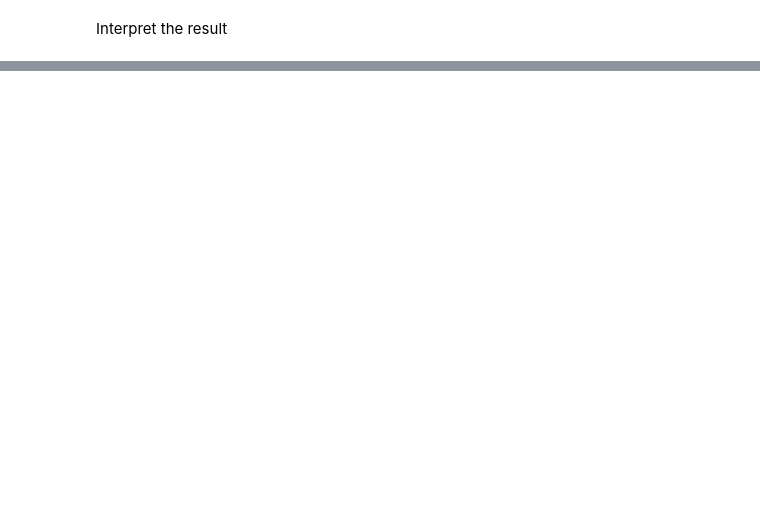
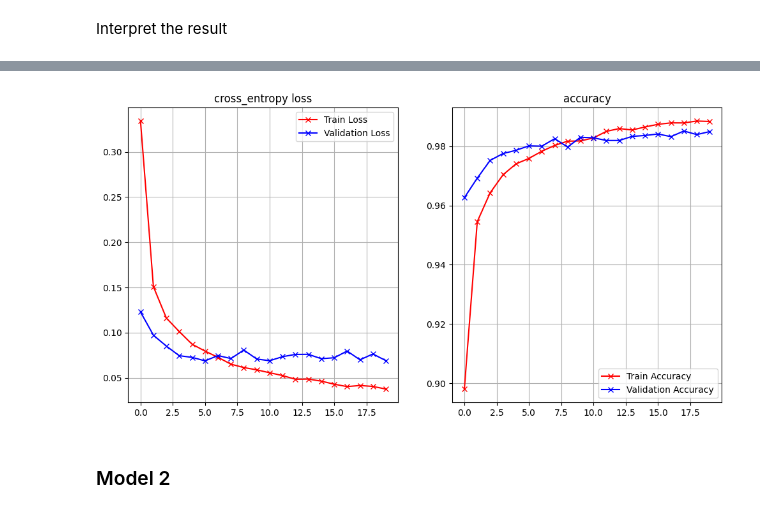
Before and after one commit to codeyson/CPE-313, a Jupyter notebook: Hands_on_Activity_2_3_Regularization(1).ipynb, the cells around one changed output, grey strips where cells are left out. Cells and saved outputs as stored; diff of their text form; code cells hidden in the pictures; blank space fills up the shorter version.

```diff
--- a/Hands_on_Activity_2_3_Regularization(1).ipynb
+++ b/Hands_on_Activity_2_3_Regularization(1).ipynb
@@ -259,7 +266,7 @@ Model: "sequential_4"
 # %%
 learning_rate = .001
-model_1.compile(loss='categorical_crossentropy',
-              optimizer=RMSprop(learning_rate=learning_rate),
+model_1.compile(loss='categorical_crossentropy', # if sigmoid then use binary_crossentropy
+              optimizer=RMSprop(learning_rate),
               metrics=['accuracy'])
 batch_size = 128  # mini-batch with 128 examples
 epochs = 20
@@ -289,0 +304,6 @@ Epoch 19/20
+# %%
+plot_loss_accuracy(history_1)
+# %% [output]
+[figure, added]
+# %% [markdown]
+### Model 2
```
Also changed, not shown: parts of 32 cells of this notebook.
